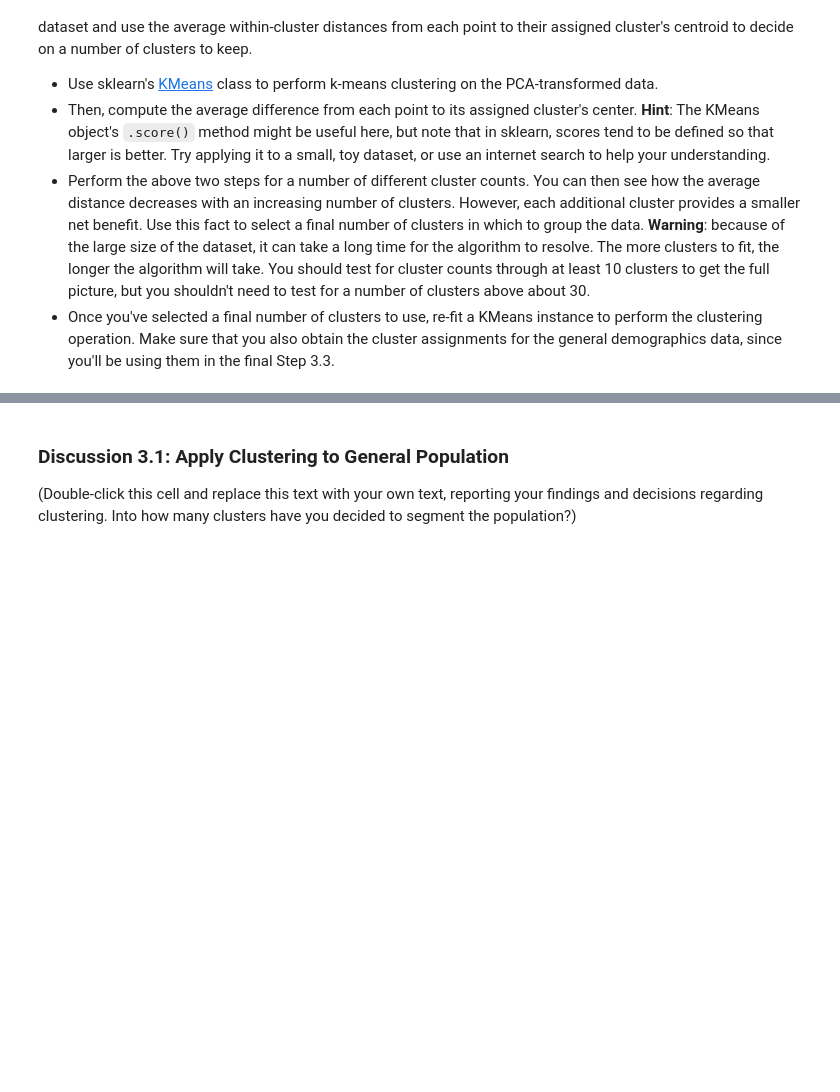
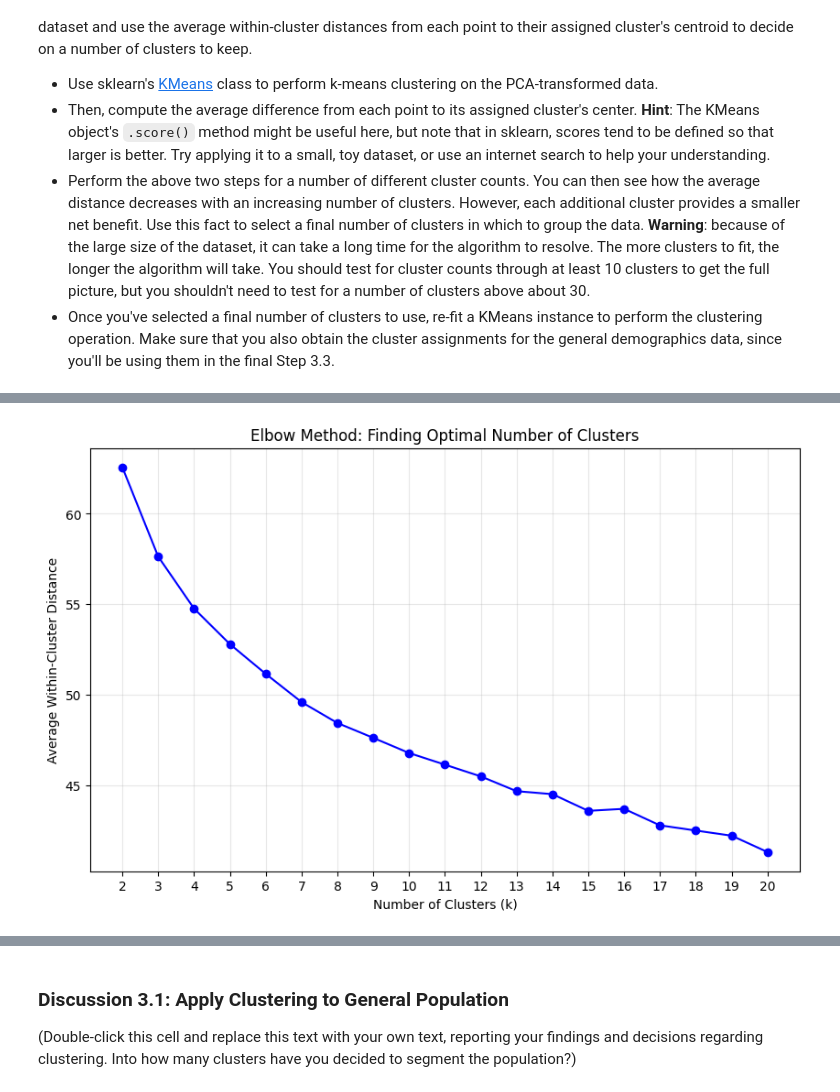
Before and after one commit to randallsutton/playground-ai, a Jupyter notebook: customer-classifier/Identify_Customer_Segments.ipynb, the cells around one changed output, grey strips where cells are left out. Drawn from its saved outputs; the diff is of its cells as text; code cells hidden in the pictures; blank space fills up the shorter version.

Commit message:
obtained the optimal clusters

```diff
--- a/customer-classifier/Identify_Customer_Segments.ipynb
+++ b/customer-classifier/Identify_Customer_Segments.ipynb
@@ -1225,9 +1225,17 @@ You've assessed and cleaned the demographics data, then scaled and transformed t
 - Once you've selected a final number of clusters to use, re-fit a KMeans instance to perform the clustering operation. Make sure that you also obtain the cluster assignments for the general demographics data, since you'll be using them in the final Step 3.3.
 # %%
 # Over a number of different cluster counts...
+from sklearn.cluster import KMeans
 
+cluster_range = range(2, 21)
+avg_distances = []
 
+for k in cluster_range:
     # run k-means clustering on the data and...
-
+    kmeans = KMeans(n_clusters=k, random_state=42, n_init=10)
+    kmeans.fit(azdias_data_pca)
 
     # compute the average within-cluster distances.
+    avg_distance = kmeans.inertia_ / len(azdias_data_pca)
+    avg_distances.append(avg_distance)
+    print(f"k={k}: avg_distance={avg_distance:.2f}")
@@ -1234,6 +1262,17 @@ You've assessed and cleaned the demographics data, then scaled and transformed t
 # %%
 # Investigate the change in within-cluster distance across number of clusters.
 # HINT: Use matplotlib's plot function to visualize this relationship.
+
+plt.figure(figsize=(10, 6))
+plt.plot(cluster_range, avg_distances, 'bo-')
+plt.xlabel('Number of Clusters (k)')
+plt.ylabel('Average Within-Cluster Distance')
+plt.title('Elbow Method: Finding Optimal Number of Clusters')
+plt.xticks(cluster_range)
+plt.grid(True, alpha=0.3)
+plt.show()
+# %% [output]
+[figure, added]
 # %%
 # Re-fit the k-means model with the selected number of clusters and obtain
 # cluster predictions for the general population demographics data.
```
Also changed, not shown: parts of 2 cells of this notebook.
